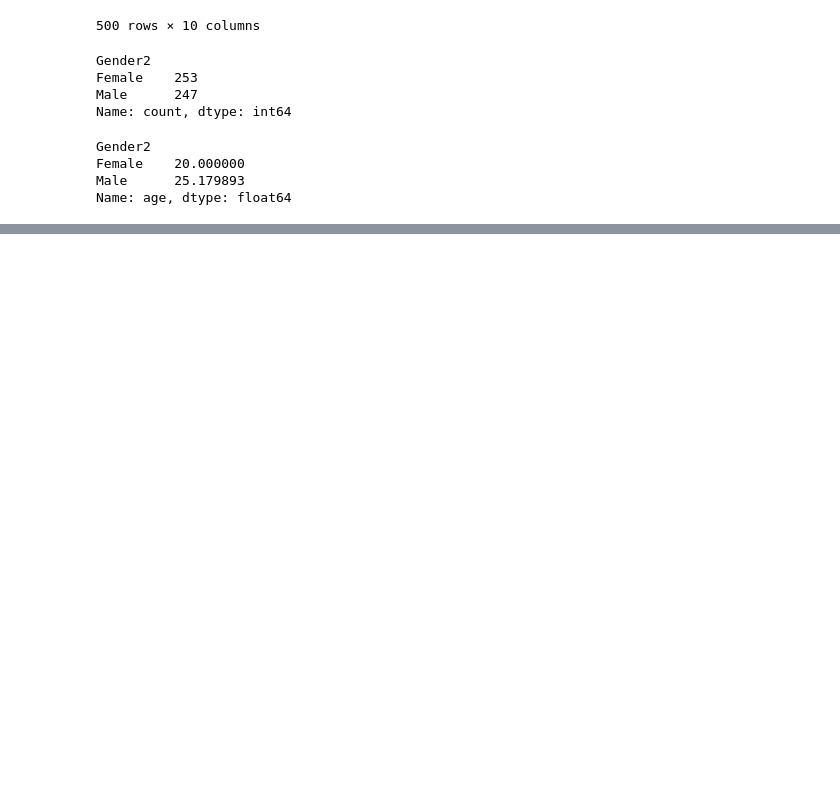
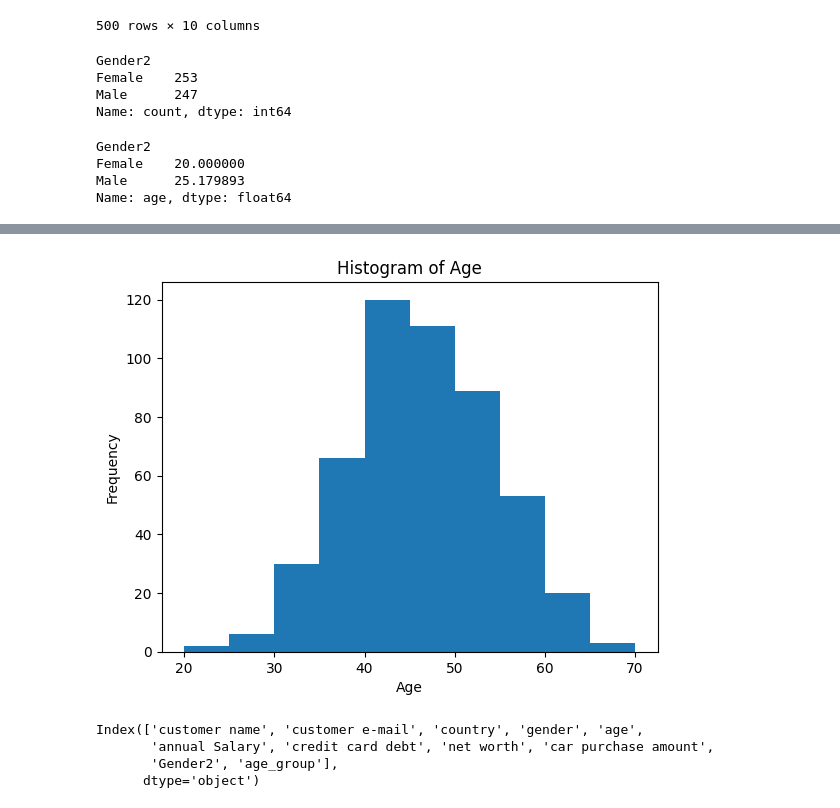
Before and after one commit to Foven3/Car-Sales-Prediction-Model, a Jupyter notebook: Notebook.ipynb, the cells around one changed output, grey strips where cells are left out. Saved outputs shown, nothing was run; the diff lists cells and outputs as text; code cells hidden in the pictures; blank space fills up the shorter version.

```diff
--- a/Notebook.ipynb
+++ b/Notebook.ipynb
@@ -145,0 +176,11 @@ Name: age, dtype: float64
+# %%
+bins = np.linspace(data["age"].min(), data["age"].max(), 6)
+labels = [
+    "Young Adults (20-29)",
+    "Early Career (30-39)",
+    "Mid Career (40-49)",
+    "Senior Professionals (50-59)",
+    "Late Career / Retired (60-70)"
+]
+# %%
+data["age_group"] = pd.cut(data["age"], bins=bins, labels=labels, include_lowest=True)
@@ -145,0 +213,15 @@ Name: age, dtype: float64
+# %%
+plt.hist(data['age'])
+plt.title("Histogram of Age")
+plt.xlabel("Age")
+plt.ylabel("Frequency")
+plt.show()
+# %% [output]
+[figure, added]
+# %%
+data.columns
+# %% [output]
+Index(['customer name', 'customer e-mail', 'country', 'gender', 'age',
+       'annual Salary', 'credit card debt', 'net worth', 'car purchase amount',
+       'Gender2', 'age_group'],
+      dtype='object')
```
Also changed, not shown: parts of 13 cells of this notebook.
